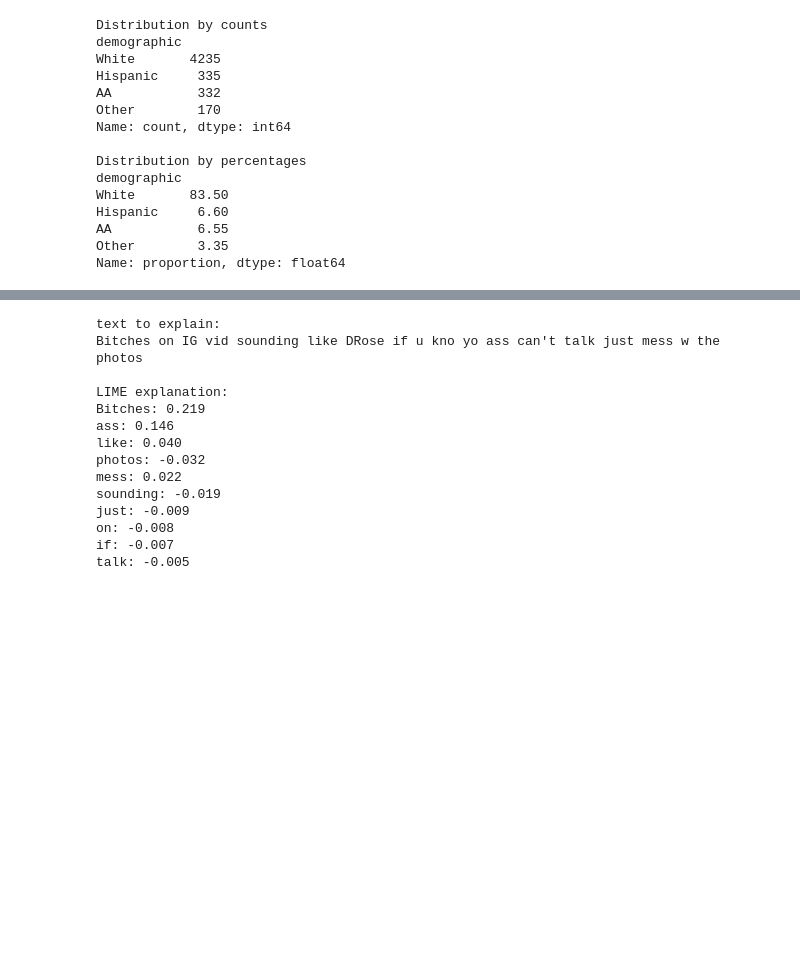
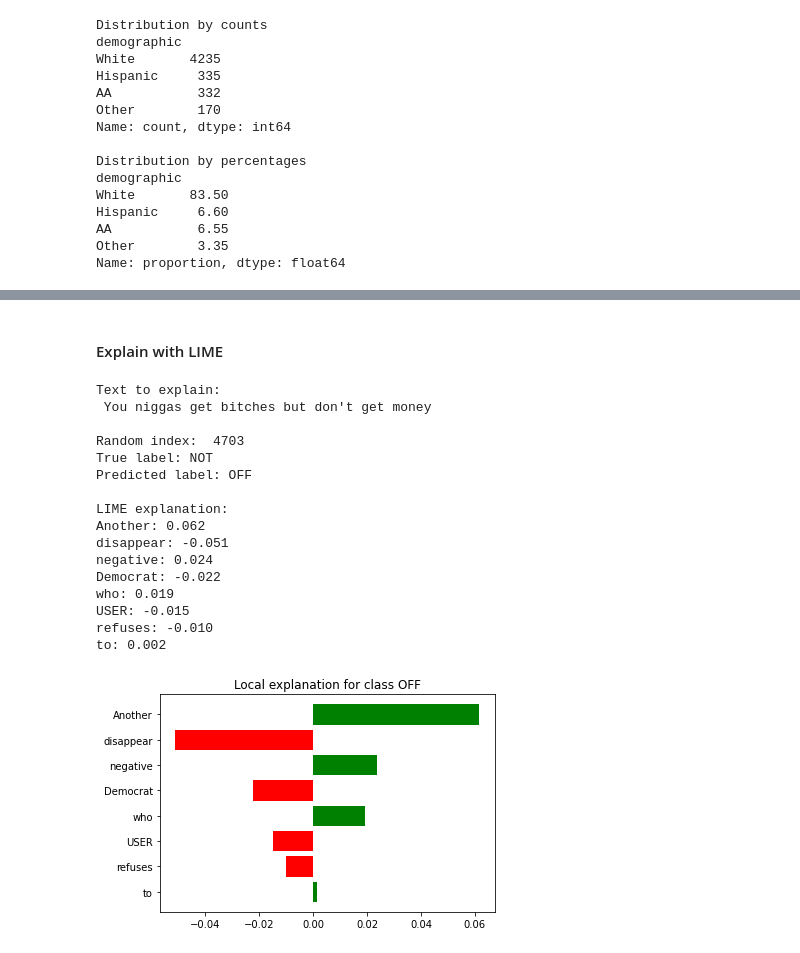
Before and after one commit to DSegoist/AI_IN_SOCIETY, a Jupyter notebook: Week_1_Assignment/Assignment/Civility in Communication_RF.ipynb, the cells around one changed output, grey strips where cells are left out. Cells and saved outputs as stored; diff of their text form; code cells hidden in the pictures; blank space fills up the shorter version.

Commit message:
fixed lime for biased

```diff
--- a/Week_1_Assignment/Assignment/Civility in Communication_RF.ipynb
+++ b/Week_1_Assignment/Assignment/Civility in Communication_RF.ipynb
@@ -208,6 +206,7 @@ Difference in probability: 0.0
 # %% [markdown]
 #### Classifier (Logistic regression)
 # %%
+df_demo = df_demo.reset_index(drop=True)
 X_dev = df_demo['text']
 y_dev = ['NOT'] * len(df_demo)
 
@@ -219,10 +218,10 @@ model = LogisticRegression(
     random_state=201
 )
 model.fit(X_train_t, y_train)
-y_dev_pred = model.predict(X_dev_t)
-print(classification_report(y_dev, y_dev_pred))
+y_pred = model.predict(X_dev_t)
+print(classification_report(y_dev, y_pred))
 
-df_demo["pred_label"] = y_dev_pred
+df_demo["pred_label"] = y_pred
 # %% [output]
               precision    recall  f1-score   support
 
@@ -272,36 +271,46 @@ Other   : count =  170 | fp =   7 | fp_rate 4.12%
+# %% [markdown]
+#### Explain with LIME
 # %%
 aa_fp = df_demo[
     (df_demo['demographic'] == 'AA') &
     (df_demo['pred_label'] == 'OFF')
 ]
 
-sample = aa_fp.sample(1, random_state=random.randint(0, 1000))
-text_instance = sample['text'].iloc[0]
+random_row = aa_fp.sample(n=1, random_state=None)
+random_index = random_row.index[0]
 
-exp = explainer.explain_instance(
-    text_instance,
-    predict_proba_lime,
-    num_features=10
-)
+##############################
+text_instance = X_dev.iloc[random_index]
+print('Text to explain:\n', text_instance)
 
-print("text to explain:")
-print(text_instance)
+true_label = "NOT"
+pred_label = y_pred[random_index]
 
-print("\nLIME explanation:")
+print('\nRandom index: ', random_index)
+print('True label:', true_label)
+print('Predicted label:', pred_label)
+
+print('\nLIME explanation:')
 for feature, weight in exp.as_list():
     print(f"{feature}: {weight:.3f}")
+
+fig = exp.as_pyplot_figure()
+plt.show()
 # %% [output]
-text to explain:
-Bitches on IG vid sounding like DRose if u kno yo ass can't talk just mess w the photos
+Text to explain:
+ You niggas get bitches but don't get money
+
+Random index:  4703
+True label: NOT
+Predicted label: OFF
 
 LIME explanation:
-Bitches: 0.219
-ass: 0.146
-like: 0.040
-photos: -0.032
-mess: 0.022
-sounding: -0.019
-just: -0.009
-on: -0.008
-if: -0.007
-talk: -0.005
+Another: 0.062
+disappear: -0.051
+negative: 0.024
+Democrat: -0.022
+who: 0.019
+USER: -0.015
+refuses: -0.010
+to: 0.002
+[figure, added]
```
Also changed, not shown: parts of 5 cells of this notebook.
